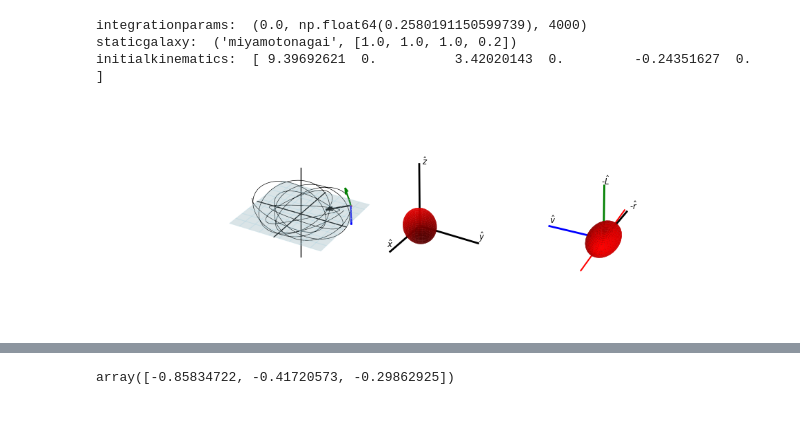
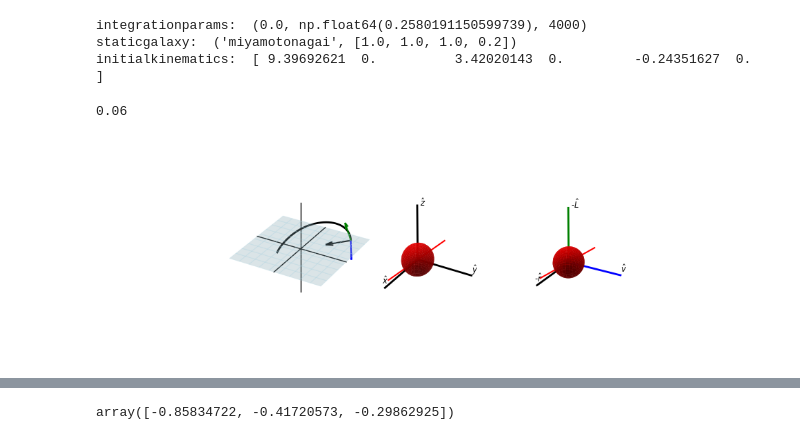
Before and after one commit to salvatore-ferrone/phd-thesis-ferrone, a Jupyter notebook: demos/tidalTensor/pouliasis2017pii.ipynb, the cells around one changed output, grey strips where cells are left out. Drawn from its saved outputs; the diff is of its cells as text; code cells hidden in the pictures.

Commit message:
figure is primed for animation

```diff
--- a/demos/tidalTensor/pouliasis2017pii.ipynb
+++ b/demos/tidalTensor/pouliasis2017pii.ipynb
@@ -279,3 +342,10 @@ xt,yt,zt,vxt,vyt,vzt    =   tstrippy.integrator.leapfrogintime(Nsteps,1)
 xt,yt,zt                =   xt[0],yt[0],zt[0]
 vxt,vyt,vzt             =   vxt[0],vyt[0],vzt[0]
 timesteps               = tstrippy.integrator.timestamps.copy()
+# %%
+# SOME PLOT PARAMETERS
+tail_indexes = 250
+factor = 3
+axislen = dx*factor
+little_factor = 9/10
+little_move = axislen/20
@@ -291,3 +375,9 @@ e1,e2,e3= create_local_coordinate_system(pos_local,vel_local)
+# %%
+# get orbit indexes
+upindex = index
+down_index = index-tail_indexes
+if down_index < 0:
+    down_index = 0
 # %%
 # get the deformed sphere
 x_ell,y_ell,z_ell = tidally_deform_sphere(tidal_tensor,dx,t_dyn/2)
@@ -321,55 +398,34 @@ Z_plane = np.zeros_like(X_plane)  # Z=0 for XY plane
 # %%
 fig, ax1, ax2,ax3 = make_figure()
 # # add the orbit
-ax1.plot(xt,yt,zt, color='black', lw=1/2)
-ax1.scatter(xt[index],yt[index],zt[index], color='red', s=1)
-ax1.set(**AXIS)
-ax1.plot(LIMS,[0,0], [0,0], color='k', lw=1)
-ax1.plot([0,0],LIMS,[0,0], color='k', lw=1)
-ax1.plot([0,0], [0,0], LIMS, color='k', lw=1)
-# add the new basis vectors to ax1
-ax1.quiver(pos_local[0], pos_local[1], pos_local[2], e1[0], e1[1], e1[2], color='black', length=5, normalize=True)
-ax1.quiver(pos_local[0], pos_local[1], pos_local[2], e2[0], e2[1], e2[2], color='blue', length=5, normalize=True)
-ax1.quiver(pos_local[0], pos_local[1], pos_local[2], e3[0], e3[1], e3[2], color='green', length=5, normalize=True)
-
-ax1.plot_surface(X_plane, Y_plane, Z_plane, color='lightblue', alpha=0.3,
-                edgecolor='lightblue', linewidth=0.5)
-
-factor = 3
-axislen = dx*factor
-little_factor = 9/10
 
 
-ax2.plot_surface(x_ell, y_ell, z_ell, color='r', alpha=.9)
-ax2.plot(np.array([0,0]),np.array([0,0]),np.array([0,axislen]), color='k', lw=2)
-ax2.plot(np.array([0,0]),np.array([0,axislen]),np.array([0,0]), color='k', lw=2)
-ax2.plot(np.array([0,axislen]),np.array([0,0]),np.array([0,0]), color='k', lw=2)
-ax2.set_aspect('equal')
-ax2.view_init(azim=30, elev=30)
-little_move = axislen/20
-ax2.text(axislen,-little_move,little_move,'$\hat{x}$',  fontsize="small")
-ax2.text(0,axislen,little_move,'$\hat{y}$', fontsize="small")
-ax2.text(0,little_move,axislen,'$\hat{z}$', fontsize="small")
+# def do_axis1(ax1,LIMS,pos_local,plane,orbit_segment,basis_vectors,AXISPROPERTIES):
+#     # unpack the arguments
+#     X_plane, Y_plane, Z_plane = plane
+#     xt,yt,zt = orbit_segment
+#     e1,e2,e3 = basis_vectors
 
-ax2.plot([little_factor*axislen*eigenvectors[0,0],-little_factor*axislen*eigenvectors[0,0]],
-         [little_factor*axislen*eigenvectors[0,1],-little_factor*axislen*eigenvectors[0,1]],
-         [little_factor*axislen*eigenvectors[0,2],-axislen*little_factor*eigenvectors[0,2]], color='r',)
+#     ax1.plot(xt,yt,zt, color='black', lw=2)
+#     ax1.plot(LIMS,[0,0], [0,0], color='k', lw=1)
+#     ax1.plot([0,0],LIMS,[0,0], color='k', lw=1)
+#     ax1.plot([0,0], [0,0], LIMS, color='k', lw=1)
+#     # add the new basis vectors to ax1
+#     ax1.quiver(pos_local[0], pos_local[1], pos_local[2], e1[0], e1[1], e1[2], color='black', length=5, normalize=True)
+#     ax1.quiver(pos_local[0], pos_local[1], pos_local[2], e2[0], e2[1], e2[2], color='blue', length=5, normalize=True)
+#     ax1.quiver(pos_local[0], pos_local[1], pos_local[2], e3[0], e3[1], e3[2], color='green', length=5, normalize=True)
 
-# ax3.quiver(0,0,0,-eigenvectors_rot[0,0],-eigenvectors_rot[0,1],-eigenvectors_rot[0,2], color='black', length=1/10, normalize=True)
-ax3.plot([little_factor*axislen*eigenvectors_rot[0,0],-little_factor*axislen*eigenvectors_rot[0,0]],
-         [little_factor*axislen*eigenvectors_rot[0,1],-little_factor*axislen*eigenvectors_rot[0,1]],
-         [little_factor*axislen*eigenvectors_rot[0,2],-axislen*little_factor*eigenvectors_rot[0,2]], color='r',)
-ax3.plot_surface(ellipsoid_rot[0], ellipsoid_rot[1], ellipsoid_rot[2], color='r', alpha=1)
+#     ax1.plot_surface(X_plane, Y_plane, Z_plane, color='lightblue', alpha=0.3,
+#                     edgecolor='lightblue', linewidth=0.5)
+#     ax1.set(**AXISPROPERTIES)
+#     return ax1
 
-ax3.plot(np.array([0,0]),np.array([0,0]),np.array([0,axislen]), color='green', lw=2)
-ax3.plot(np.array([0,0]),np.array([0,axislen]),np.array([0,0]), color='blue', lw=2)
-ax3.plot(np.array([0,axislen]),np.array([0,0]),np.array([0,0]), color='black', lw=2)
 
-ax3.text(axislen,-little_move,little_move,'-$\hat{r}$',  fontsize="small")
-ax3.text(0,axislen,little_move,'$\hat{v}$', fontsize="small")
-ax3.text(0,little_move,axislen,'-$\hat{L}$', fontsize="small")
 
-ax3.view_init(azim=180+azim, elev=30)
-ax3.set_aspect('equal')
+ax1=do_axis1(ax1,LIMS,pos_local,plane,(xt[down_index:upindex],yt[down_index:upindex],zt[down_index:upindex]),(e1,e2,e3),AXIS)
+ax2=do_axis2(ax2,(x_ell,y_ell,z_ell),(little_factor,axislen,little_move),eigenvectors_rot,(30,30))
+ax3=do_axis3(ax3,(x_ell,y_ell,z_ell),(little_factor,axislen,little_move),eigenvectors_rot,(azim,30))
+axislen
 # %% [output]
+0.06
-[figure, old version]
+[figure, new version]
```
Also changed, not shown: parts of 9 cells of this notebook.
